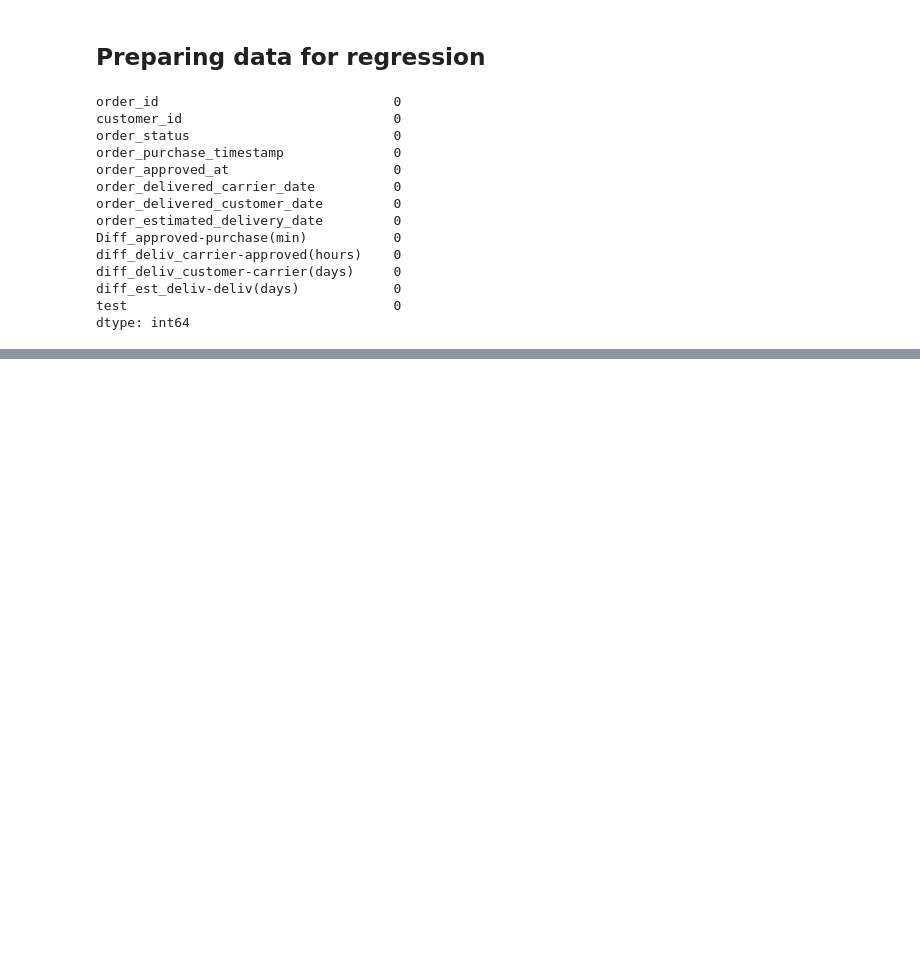
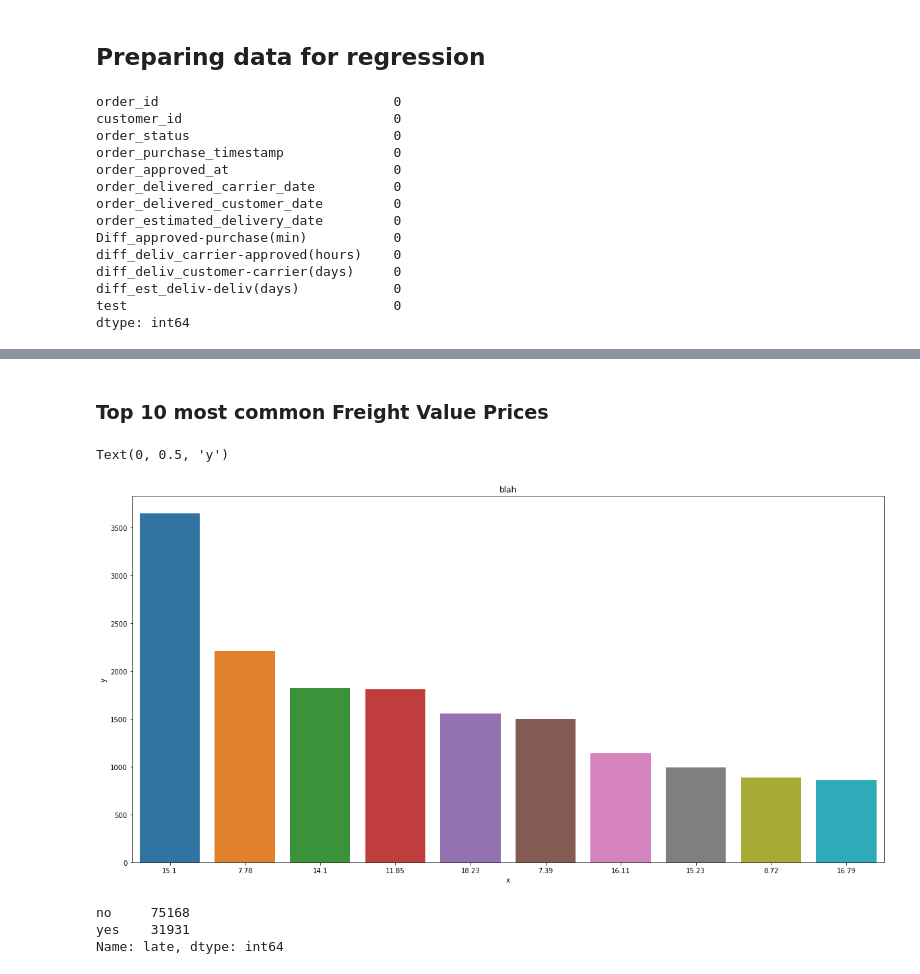
Before and after one commit to Kisazadev/Brasil, a Jupyter notebook: Brazil.ipynb, the cells around one changed output, grey strips where cells are left out. Saved outputs shown, nothing was run; the diff lists cells and outputs as text; code cells hidden in the pictures; blank space fills up the shorter version.

```diff
--- a/Brazil.ipynb
+++ b/Brazil.ipynb
@@ -276,0 +308,11 @@ orders_test1.head()
+# %% [markdown]
+### Top 10 most common Freight Value Prices
+# %%
+plt.figure(figsize=(20,10))
+sns.countplot(x ="freight_value", data=orders_test1,  order=orders_test1['freight_value'].value_counts().head(10).index)
+plt.title("blah")
+plt.xlabel("x")
+plt.ylabel("y")
+# %% [output]
+Text(0, 0.5, 'y')
+[figure, added]
@@ -276,0 +323,6 @@ orders_test1.head()
+# %%
+orders_test1['late'].value_counts()
+# %% [output]
+no     75168
+yes    31931
+Name: late, dtype: int64
```
Also changed, not shown: parts of 30 cells of this notebook.
